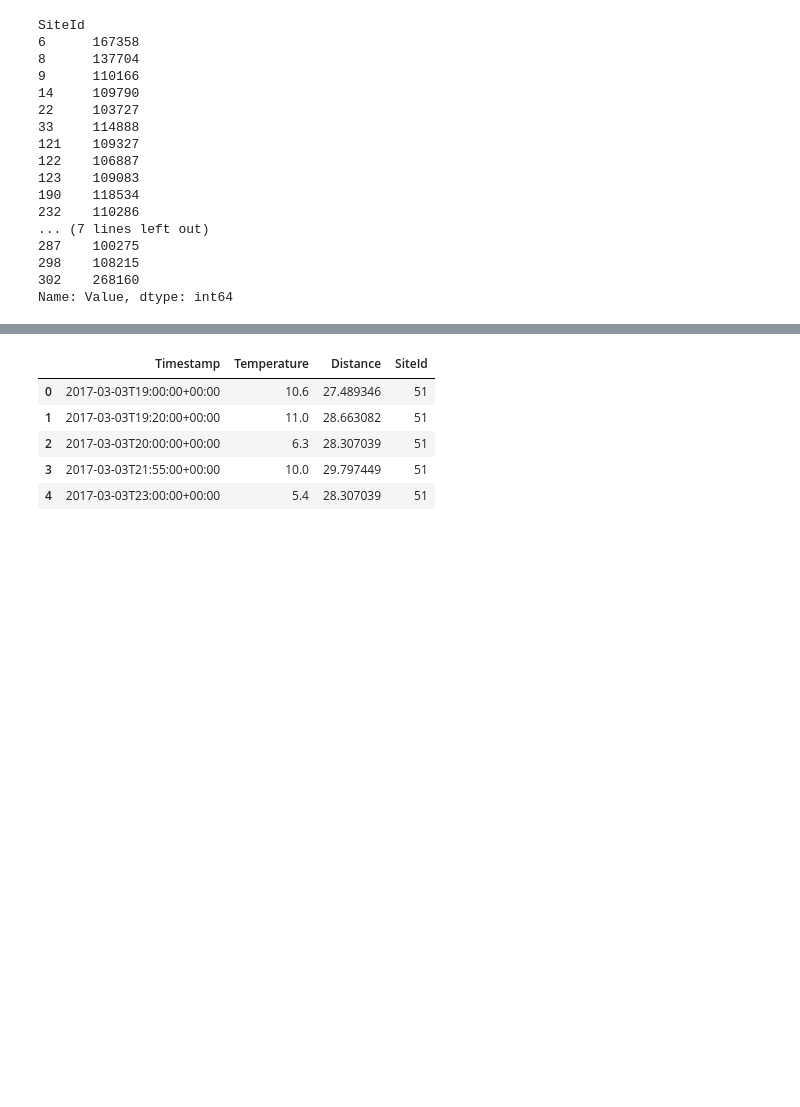
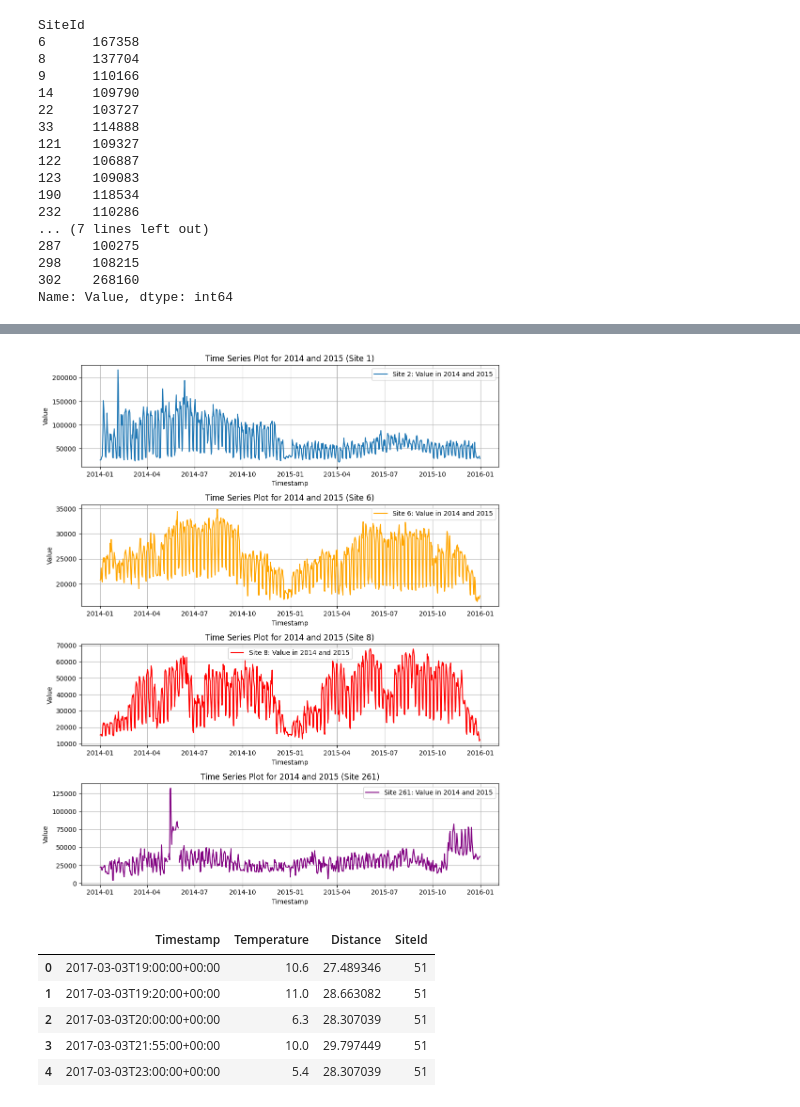
Before and after one commit to Melbinmatheew/Energy-Consumption-Forcasting, a Jupyter notebook: Notebooks/Data Preprocessing.ipynb, the cells around one changed output, grey strips where cells are left out. Drawn from its saved outputs; the diff is of its cells as text; code cells hidden in the pictures; blank space fills up the shorter version.

```diff
--- a/Notebooks/Data Preprocessing.ipynb
+++ b/Notebooks/Data Preprocessing.ipynb
@@ -215,3 +194,68 @@ plt.show()
+# %%
+# Filter for the years 2016 and 2017
+df_2014_2015_2 = daily_energy_df_2[daily_energy_df_2['Timestamp'].dt.year.isin([2014, 2015])]
+df_2014_2015_6 = daily_energy_df_6[daily_energy_df_6['Timestamp'].dt.year.isin([2014, 2015])]
+df_2014_2015_8 = daily_energy_df_8[daily_energy_df_8['Timestamp'].dt.year.isin([2014, 2015])]
+df_2014_2015_261 = daily_energy_df_261[daily_energy_df_261['Timestamp'].dt.year.isin([2014, 2015])]
+# %%
+# import matplotlib.pyplot as plt
+
+# # Plot the time series for the years 2016 and 2017
+# plt.figure(figsize=(10, 6))
+# plt.plot(df_2016_2017_2['Timestamp'], df_2016_2017_2['Value'], label='Value in 2016 and 2017')
+
+# # Formatting the plot
+# plt.title('Time Series Plot for 2016 and 2017')
+# plt.xlabel('Timestamp')
+# plt.ylabel('Value')
+# plt.grid(True)
+# plt.legend()
+
+# # Display the plot
+# plt.show()
+
+# Create a figure and two subplots
+fig, axs = plt.subplots(4, 1, figsize=(10, 12))
+
+# Plot the time series for the first site on the first subplot
+axs[0].plot(df_2014_2015_2['Timestamp'], df_2014_2015_2['Value'], label='Site 2: Value in 2014 and 2015')
+axs[0].set_title('Time Series Plot for 2014 and 2015 (Site 1)')
+axs[0].set_xlabel('Timestamp')
+axs[0].set_ylabel('Value')
+axs[0].grid(True)
+axs[0].legend()
+
+# Plot the time series for the second site on the second subplot
+axs[1].plot(df_2014_2015_6['Timestamp'], df_2014_2015_6['Value'], label='Site 6: Value in 2014 and 2015', color='orange')
+axs[1].set_title('Time Series Plot for 2014 and 2015 (Site 6)')
+axs[1].set_xlabel('Timestamp')
+axs[1].set_ylabel('Value')
+axs[1].grid(True)
+axs[1].legend()
+
+# Plot the time series for the second site on the third subplot
+axs[2].plot(df_2014_2015_8['Timestamp'], df_2014_2015_8['Value'], label='Site 8: Value in 2014 and 2015', color='red')
+axs[2].set_title('Time Series Plot for 2014 and 2015 (Site 8)')
+axs[2].set_xlabel('Timestamp')
+axs[2].set_ylabel('Value')
+axs[2].grid(True)
+axs[2].legend()
+
+# Plot the time series for the second site on the forth subplot
+axs[3].plot(df_2014_2015_261['Timestamp'], df_2014_2015_261['Value'], label='Site 261: Value in 2014 and 2015', color='purple')
+axs[3].set_title('Time Series Plot for 2014 and 2015 (Site 261)')
+axs[3].set_xlabel('Timestamp')
+axs[3].set_ylabel('Value')
+axs[3].grid(True)
+axs[3].legend()
+
+# Adjust layout to avoid overlap
+plt.tight_layout()
+
+# Display the plot
+plt.show()
+# %% [output]
+[figure, added]
 # %%
 ## geting weather dataset
 
```
Also changed, not shown: parts of 14 cells of this notebook.
